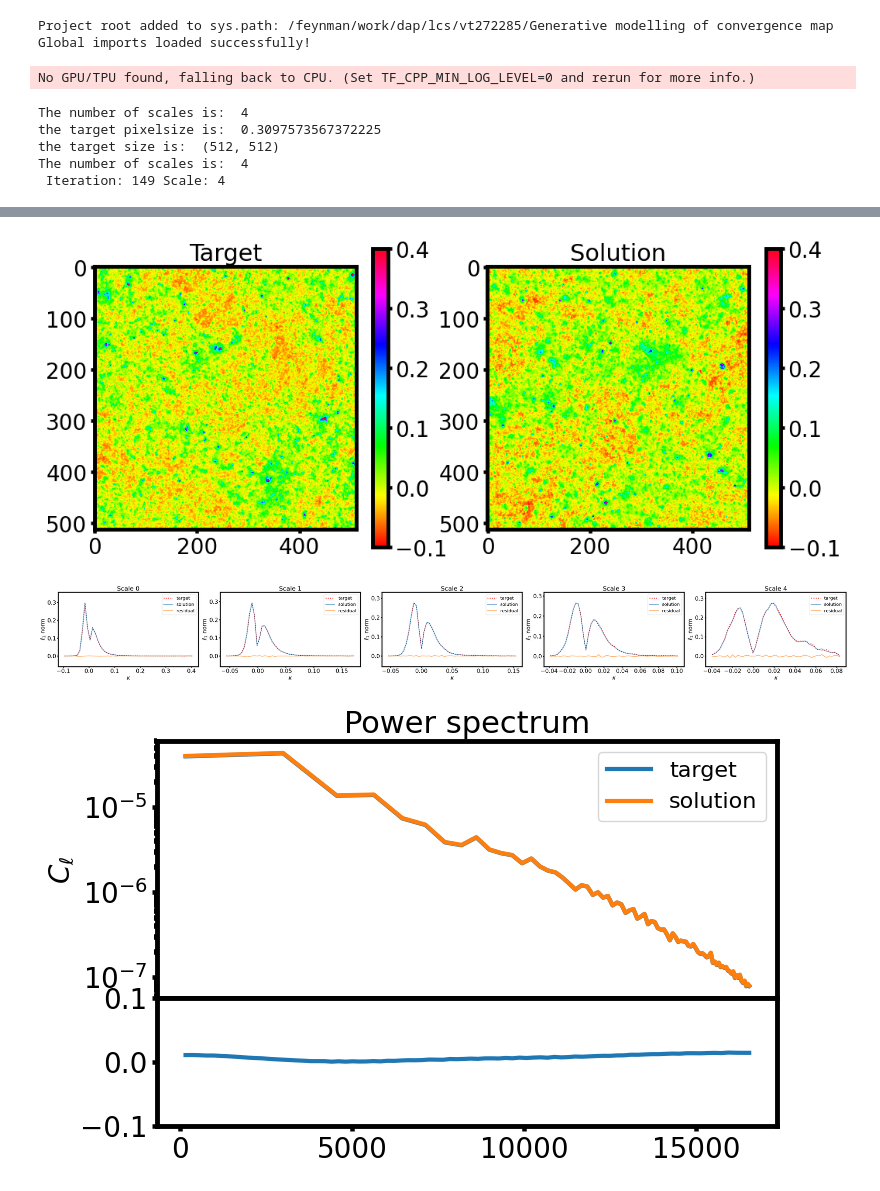
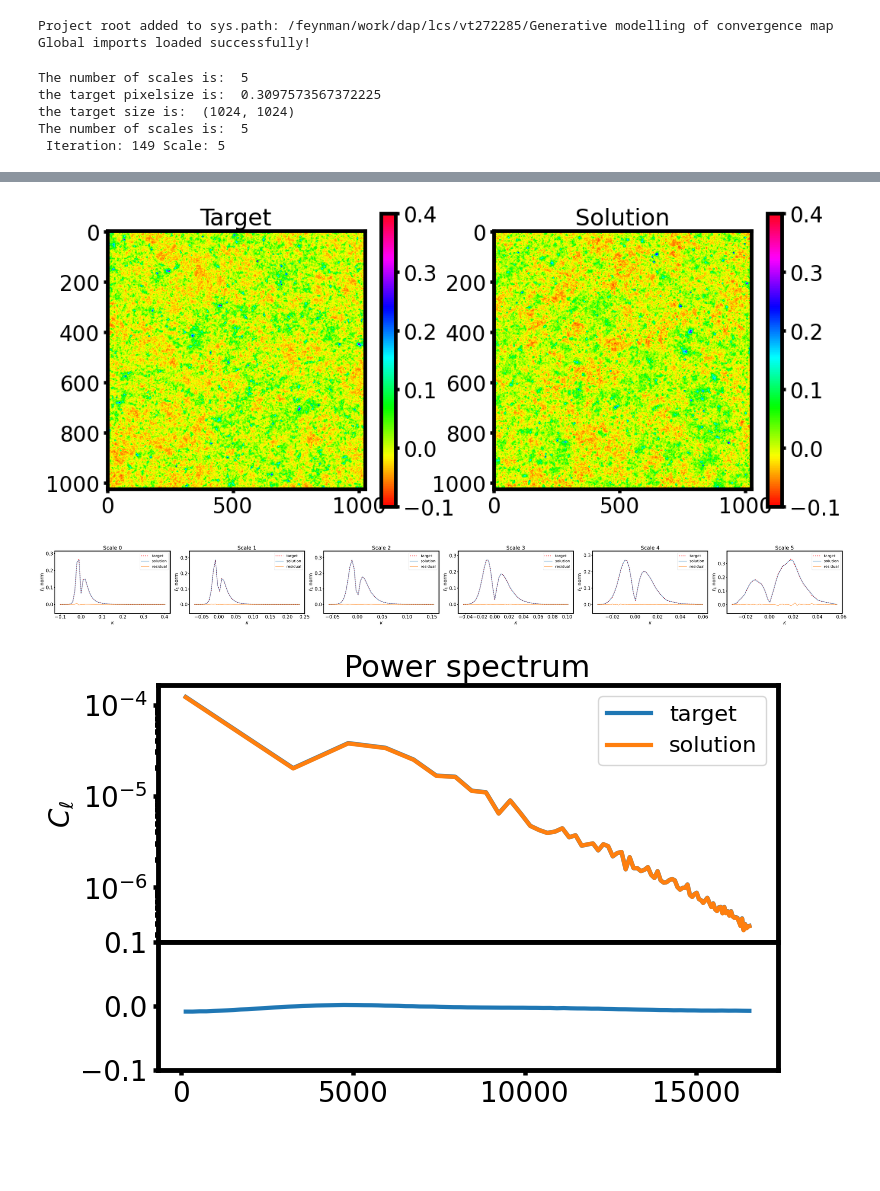
Before and after one commit to vilasinits/GOLCONDA, a Jupyter notebook: notebooks/generatemap_flatsky_map.ipynb, the cells around one changed output, grey strips where cells are left out. Cells and saved outputs as stored; diff of their text form; code cells hidden in the pictures; blank space fills up the shorter version.

```diff
--- a/notebooks/generatemap_flatsky_map.ipynb
+++ b/notebooks/generatemap_flatsky_map.ipynb
@@ -54,9 +56,9 @@ loader = SimulationDataLoader(user_defined_angle=angle)
 loaded_data, loaded_angle = loader.load_data(path)
 data_downscaled = downscale_local_mean(loaded_data-np.mean(loaded_data), (4, 4))
 
-N = 128*4
+N = 128*8
 filter_type = 'tophat'
-nscales = 4
+nscales = 5
 print("The number of scales is: ", nscales)
 nbins = [51]*(nscales+1)
 target = data_downscaled[:N,:N]
@@ -175,9 +177,8 @@ plt.plot(center_target,  l1_solution - l1_target , label='residual', alpha=0.5)
 plt.legend()
 plt.show()
 # %% [output]
-No GPU/TPU found, falling back to CPU. (Set TF_CPP_MIN_LOG_LEVEL=0 and rerun for more info.)
+The number of scales is:  5
+the target pixelsize is:  0.3097573567372225
+the target size is:  (1024, 1024)
+The number of scales is:  5
+ Iteration: 149 Scale: 5
-The number of scales is:  4
-the target pixelsize is:  0.3097573567372225
-the target size is:  (512, 512)
-The number of scales is:  4
- Iteration: 149 Scale: 4
@@ -185,3 +186,3 @@ The number of scales is:  4
-[figure, old version]
+[figure, new version]
-[figure, old version]
+[figure, new version]
-[figure, old version]
+[figure, new version]
```
Also changed, not shown: parts of 9 cells of this notebook, 7 other files.
